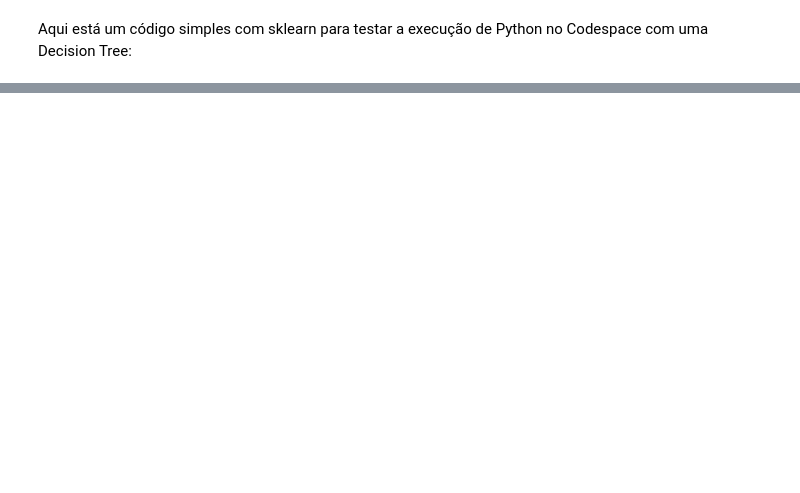
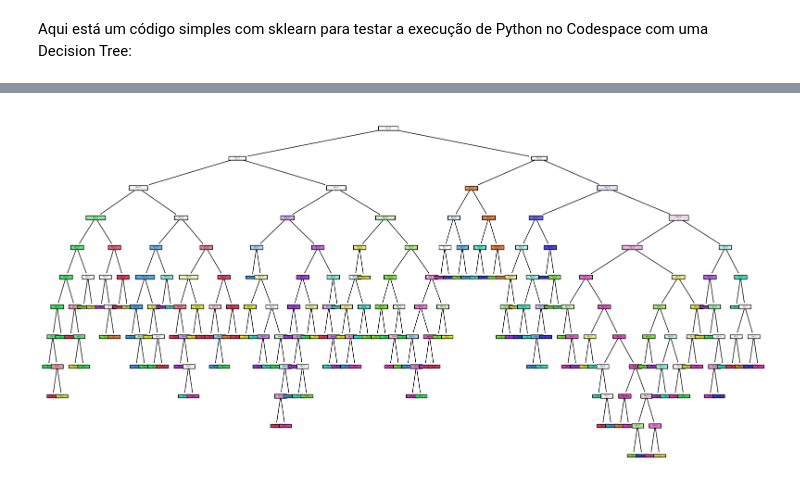
Before and after one commit to schinaid/mba-deeplearning-iad-006-2024-public, a Jupyter notebook: notebooks/começar_por_aqui.ipynb, the cells around one changed output, grey strips where cells are left out. Cells and saved outputs as stored; diff of their text form; code cells hidden in the pictures; blank space fills up the shorter version.

```diff
--- a/notebooks/começar_por_aqui.ipynb
+++ b/notebooks/começar_por_aqui.ipynb
@@ -209,0 +310,17 @@ def configurar_e_treinar_modelo_arvore_decisao(X_train, y_train, max_depth=None,
+# %%
+def visualizar_arvore(modelo, feature_names=None, class_names=None):
+    """
+    Descrição:
+        Função para visualizar a árvore de decisão treinada.
+
+    Parâmetros:
+        modelo: classificador
+            O modelo de árvore de decisão treinado.
+        feature_names: list, opcional
+            Lista com os nomes das características (features).
+        class_names: list, opcional
+            Lista com os nomes das classes.
+    """
+    plt.figure(figsize=(20, 10))
+    plot_tree(modelo, feature_names=feature_names, class_names=class_names, filled=True)
+    plt.show()
@@ -288,0 +531,9 @@ weighted avg       0.97      0.97      0.97        30
+# %%
+#Exercicio 3
+# Nomes das classes para o dataset load_digits
+class_names = [str(i) for i in range(10)]
+
+# Exemplo de uso com a árvore de decisão treinada
+visualizar_arvore(modelo_DecisionTree, feature_names=None, class_names=class_names)
+# %% [output]
+[figure, added]
```
Also changed, not shown: parts of 17 cells of this notebook.
